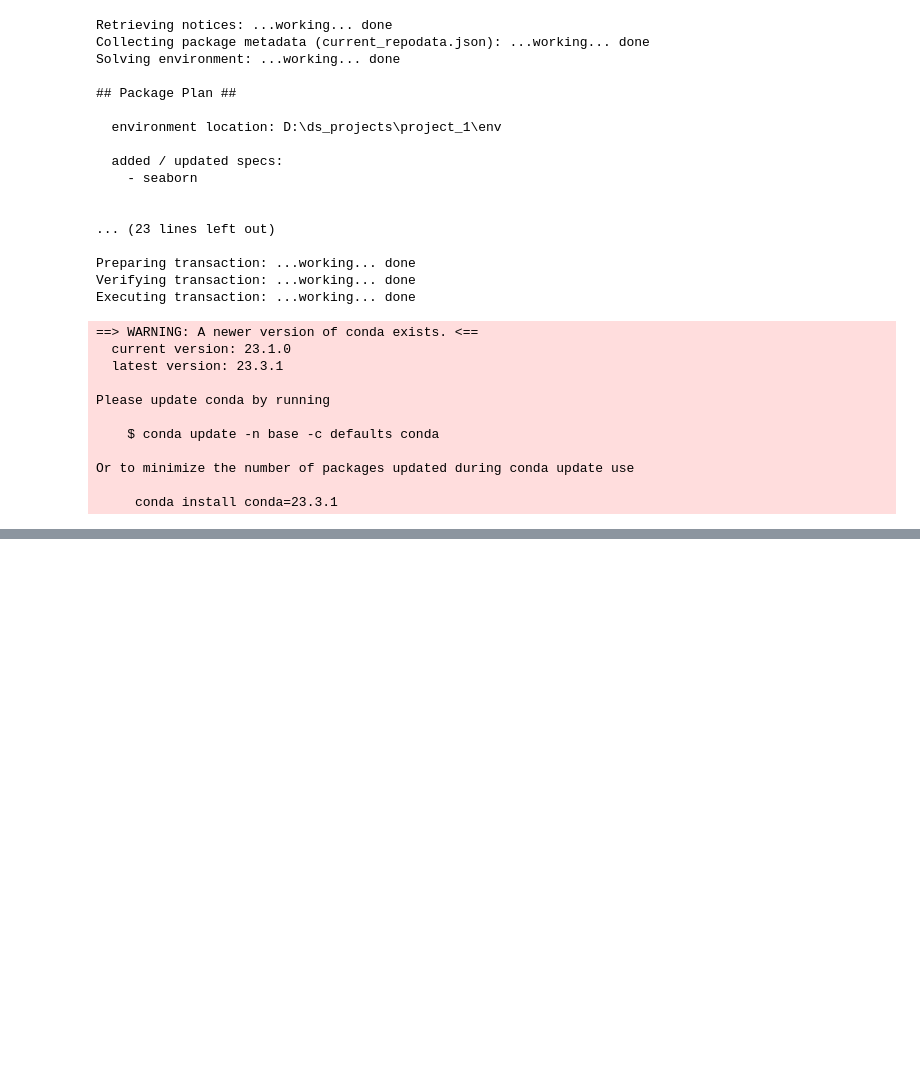
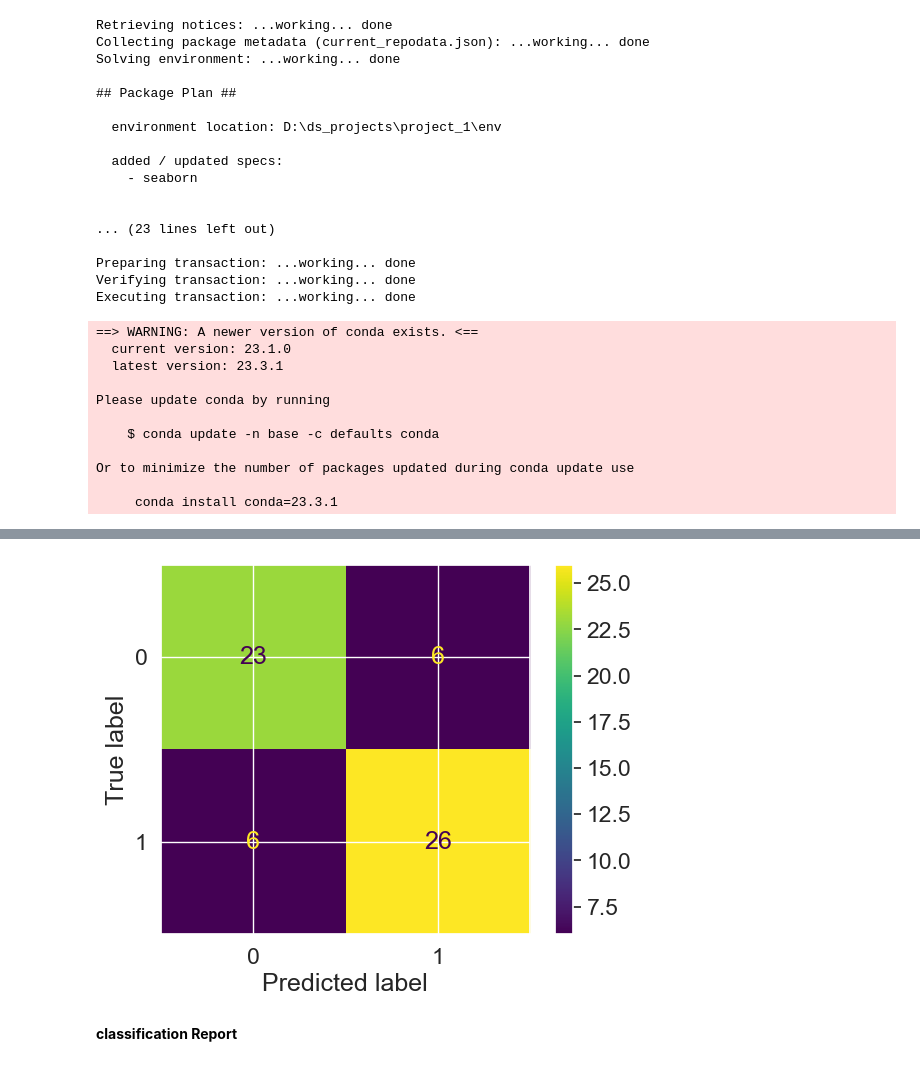
Before and after one commit to prashantuchiha/DS-sample, a Jupyter notebook: project_1/intro to scikit learn.ipynb, the cells around one changed output, grey strips where cells are left out. Cells and saved outputs as stored; diff of their text form; code cells hidden in the pictures; blank space fills up the shorter version.

```diff
--- a/project_1/intro to scikit learn.ipynb
+++ b/project_1/intro to scikit learn.ipynb
@@ -1259,0 +1313,7 @@ sns.heatmap(conf_mat)
+# %%
+ConfusionMatrixDisplay.from_predictions(y_true=y_test,
+                                       y_pred=y_preds);
+# %% [output]
+[figure, added]
+# %% [markdown]
+**classification Report**
```
Also changed, not shown: parts of 23 cells of this notebook.
